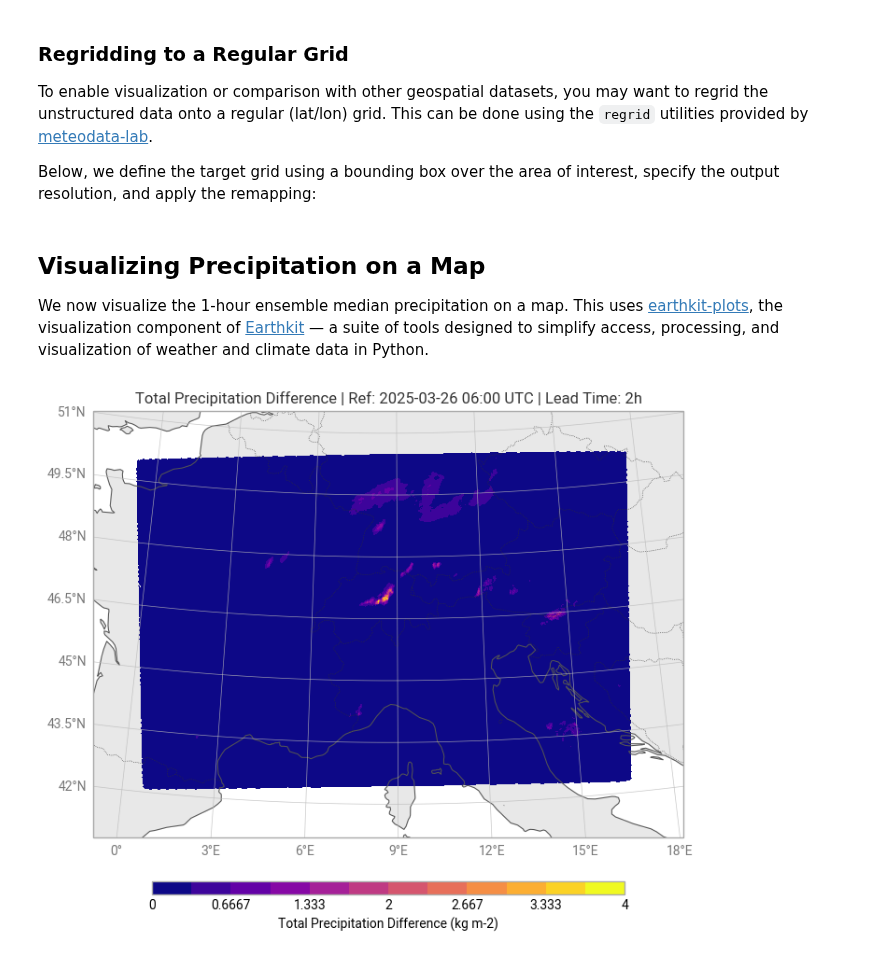
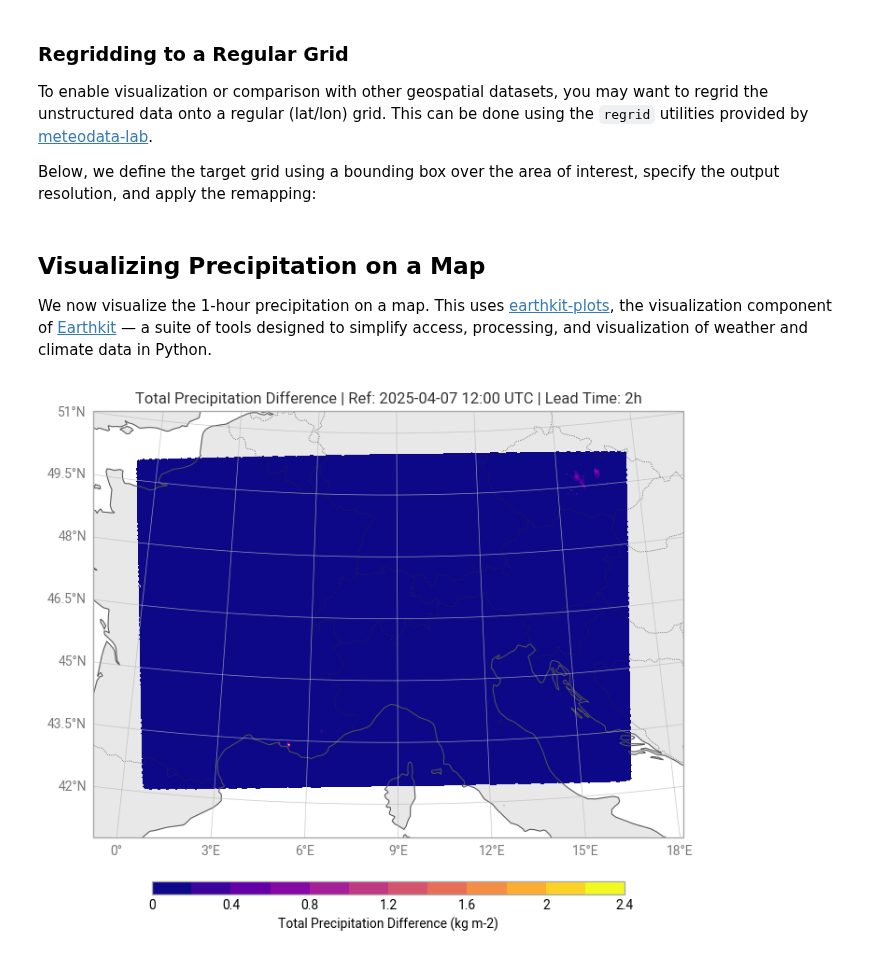
Before and after one commit to wipfli/lowlevelwind, a Jupyter notebook: 01_retrieve_process_precip.ipynb, the cells around one changed output. Cells and saved outputs as stored; diff of their text form; code cells hidden in the pictures.

```diff
--- a/01_retrieve_process_precip.ipynb
+++ b/01_retrieve_process_precip.ipynb
@@ -70,8 +70,8 @@ for i in range(amount_of_lead_times):
     req = ogd_api.Request(
         collection="ogd-forecasting-icon-ch2",
         variable="TOT_PREC",
-        reference_datetime="2025-03-25T06:00:00Z",
-        perturbed=True,
+        reference_datetime="2025-04-07T12:00:00Z", # make sure to change the date
+        perturbed=False,
         horizon=f"P0DT{i}H",
     )
     reqlist.append(req)
@@ -147,4 +149,4 @@ Convert accumulated precipitation into one-hour intervals by differencing consec
 from meteodatalab.operators import time_operators as time_ops
 import numpy as np
 
-prec_eps_1h = time_ops.delta(tot_prec_ds, np.timedelta64(1,"h"))
+prec_1h = time_ops.delta(tot_prec_ds, np.timedelta64(1,"h"))
@@ -159,3 +156,5 @@ prec_avg.attrs = prec_eps_1h.attrs
+# %%
+prec = prec_1h.isel(lead_time=2).clip(min=0)
 # %% [markdown]
 ### Regridding to a Regular Grid
 To enable visualization or comparison with other geospatial datasets, you may want to regrid the unstructured data onto a regular (lat/lon) grid. This can be done using the `regrid` utilities provided by [meteodata-lab](https://meteoswiss.github.io/meteodata-lab/).
@@ -176,10 +175,10 @@ destination = regrid.RegularGrid(
 )
 
 # Remap ICON native grid data to the regular grid
-prec_avg_geo = regrid.iconremap(prec_avg, destination)
+prec_geo = regrid.iconremap(prec, destination)
 # %% [markdown]
 ## Visualizing Precipitation on a Map
-We now visualize the 1-hour ensemble median precipitation on a map. This uses [earthkit-plots](https://earthkit-plots.readthedocs.io/en/latest/examples/guide/01-introduction.html), the visualization component of [Earthkit](https://earthkit.readthedocs.io/en/latest/) — a suite of tools designed to simplify access, processing, and visualization of weather and climate data in Python.
+We now visualize the 1-hour precipitation on a map. This uses [earthkit-plots](https://earthkit-plots.readthedocs.io/en/latest/examples/guide/01-introduction.html), the visualization component of [Earthkit](https://earthkit.readthedocs.io/en/latest/) — a suite of tools designed to simplify access, processing, and visualization of weather and climate data in Python.
 # %%
 from earthkit.plots.geo import domains
 import earthkit
@@ -191,35 +190,35 @@ domain = domains.Domain.from_bbox(
     bbox=[xmin, xmax, ymin, ymax],
     name="CH2"
 )
 
 # Create the map instance
 chart = earthkit.plots.Map(domain=domain)
 
 # Plot the regridded precipitation field
-chart.block(prec_avg_geo, x="lon", y="lat")
+chart.block(prec_geo, x="lon", y="lat")
 
 # Add standard map features
 chart.land()
 chart.coastlines()
 chart.borders()
 chart.gridlines()
 
 # Extract forecast metadata
-ref_time = pd.to_datetime(prec_avg_geo.coords["ref_time"].values[0]).strftime("%Y-%m-%d %H:%M UTC")
-lead_ns = prec_avg_geo.coords["lead_time"].values
+ref_time = pd.to_datetime(prec_geo.coords["ref_time"].values[0]).strftime("%Y-%m-%d %H:%M UTC")
+lead_ns = prec_geo.coords["lead_time"].values
 lead_hours = pd.to_timedelta(lead_ns).total_seconds() / 3600
 lead_time = f"{lead_hours:.0f}h"
 
 # Prepare title and legend labels
-parameter = prec_avg_geo.attrs["parameter"]
+parameter = prec_geo.attrs["parameter"]
 title = f"{parameter['name']} | Ref: {ref_time} | Lead Time: {lead_time}"
 legend_label = f"{parameter['name']} ({parameter['units']})"
 
 # Add title and legend to the map
 chart.title(title)
 chart.legend(label=legend_label)
 
 # Display the map
 chart.show()
 # %% [output]
-[figure, old version]
+[figure, new version]
```
Also changed, not shown: parts of 7 cells of this notebook.
